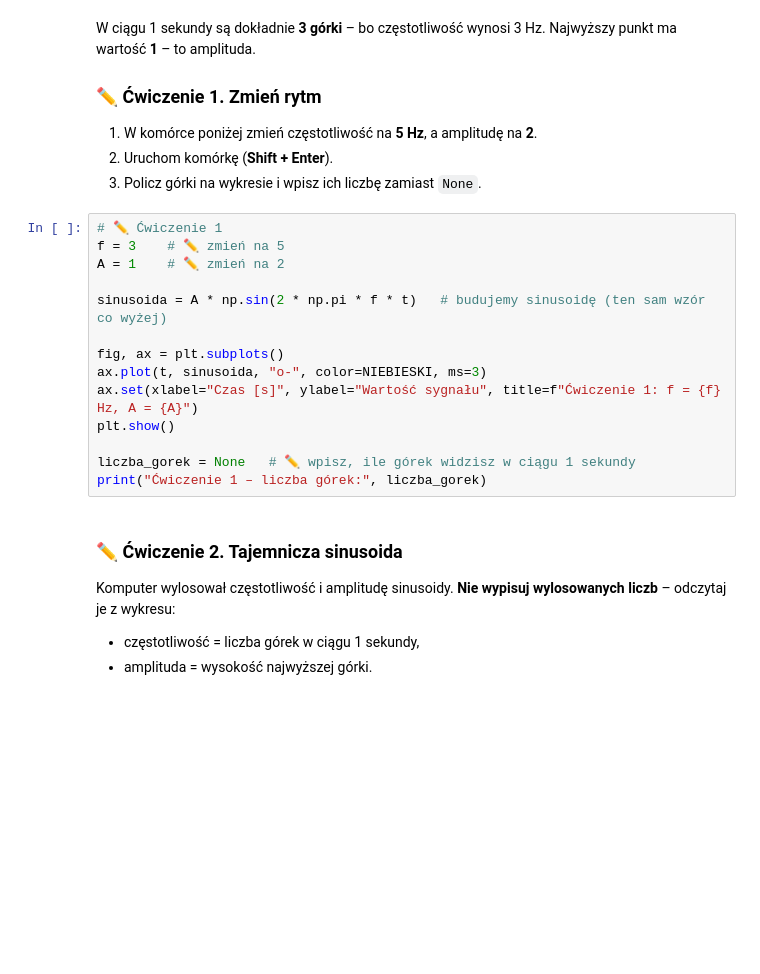
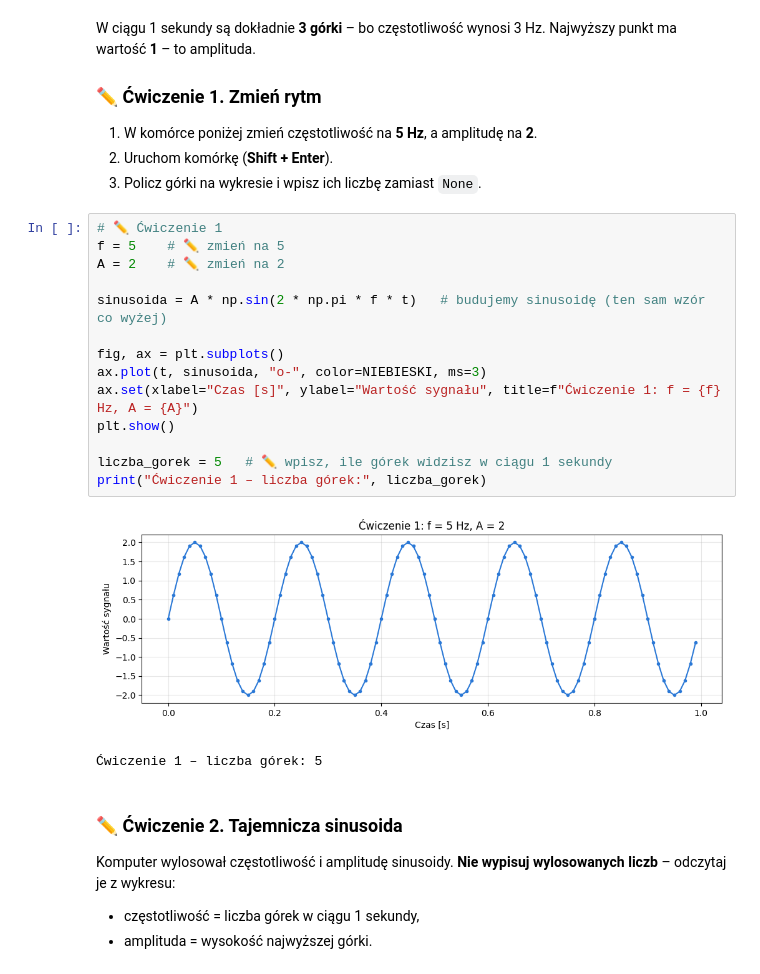
Before and after one commit to wojteklochmajer/MBFM_Lab, a Jupyter notebook: notebooks/06_fourier_i_filtrowanie.ipynb, the cells around one changed output. Cells and saved outputs as stored; diff of their text form; blank space fills up the shorter version.

```diff
--- a/notebooks/06_fourier_i_filtrowanie.ipynb
+++ b/notebooks/06_fourier_i_filtrowanie.ipynb
@@ -112,18 +120,21 @@ W ciągu 1 sekundy są dokładnie **3 górki** – bo częstotliwość wynosi 3
 3. Policz górki na wykresie i wpisz ich liczbę zamiast `None`.
 # %%
 # ✏️ Ćwiczenie 1
-f = 3    # ✏️ zmień na 5
-A = 1    # ✏️ zmień na 2
+f = 5    # ✏️ zmień na 5
+A = 2    # ✏️ zmień na 2
 
 sinusoida = A * np.sin(2 * np.pi * f * t)   # budujemy sinusoidę (ten sam wzór co wyżej)
 
 fig, ax = plt.subplots()
 ax.plot(t, sinusoida, "o-", color=NIEBIESKI, ms=3)
 ax.set(xlabel="Czas [s]", ylabel="Wartość sygnału", title=f"Ćwiczenie 1: f = {f} Hz, A = {A}")
 plt.show()
 
-liczba_gorek = None   # ✏️ wpisz, ile górek widzisz w ciągu 1 sekundy
+liczba_gorek = 5   # ✏️ wpisz, ile górek widzisz w ciągu 1 sekundy
 print("Ćwiczenie 1 – liczba górek:", liczba_gorek)
+# %% [output]
+[figure, added]
+Ćwiczenie 1 – liczba górek: 5
 # %% [markdown]
 ### ✏️ Ćwiczenie 2. Tajemnicza sinusoida
 
```
Also changed, not shown: parts of 33 cells of this notebook.
